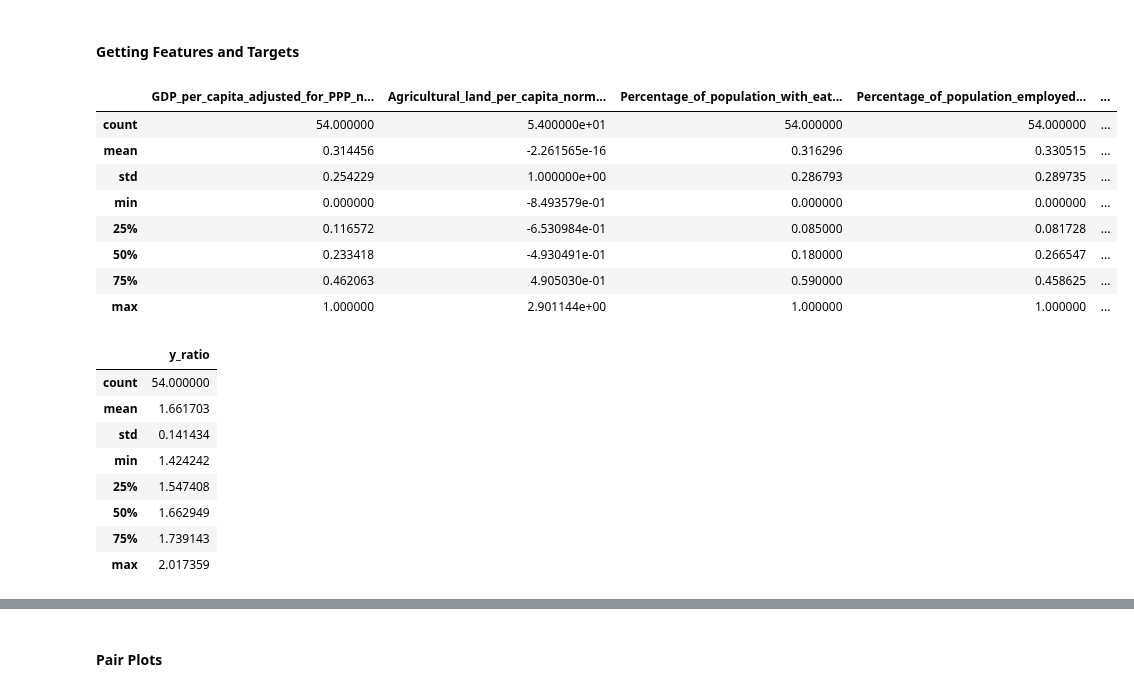
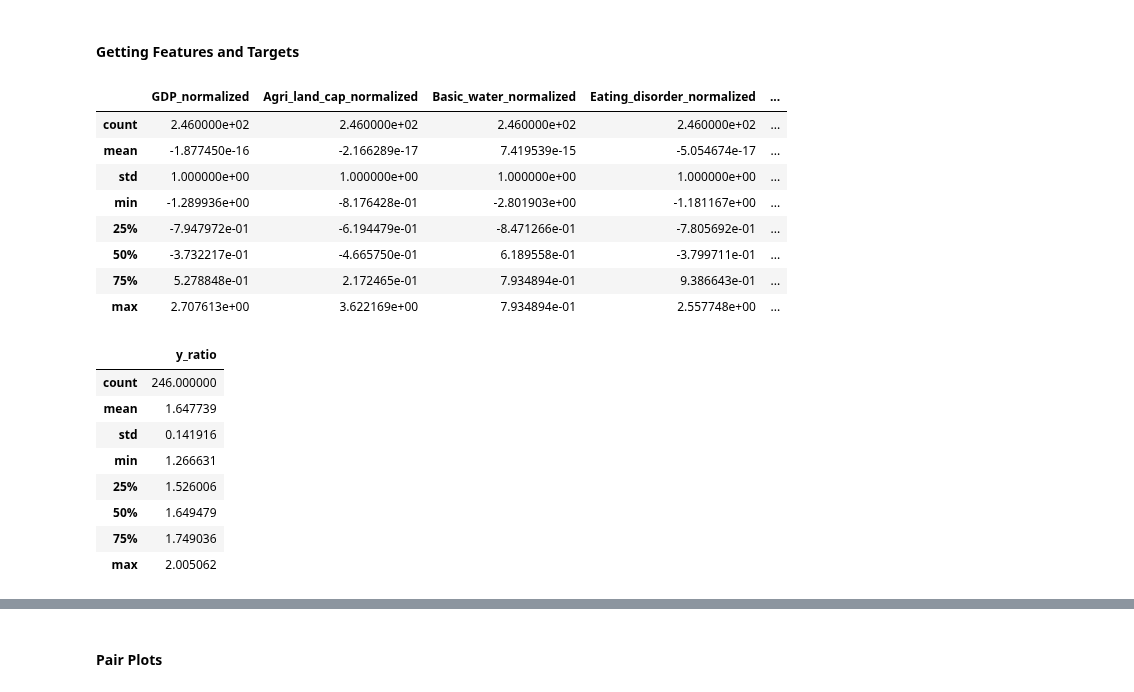
Before and after one commit to tanjoash/2D_data_driven_world, a Jupyter notebook: 2dwork/2D DDW.ipynb, the cells around one changed output, grey strips where cells are left out. Saved outputs shown, nothing was run; the diff lists cells and outputs as text; code cells hidden in the pictures.

```diff
--- a/2dwork/2D DDW.ipynb
+++ b/2dwork/2D DDW.ipynb
@@ -620,7 +565,7 @@ def normalize_z(df):
     return dfout
 # %%
 dfallyears_normalized = dfallyears_removed.copy()
-dfallyears_normalized["GDP__normalized"] = normalize_z(dfallyears_normalized["GDP"])
+dfallyears_normalized["GDP_normalized"] = normalize_z(dfallyears_normalized["GDP"])
 dfallyears_normalized["Agri_land_cap_normalized"] = normalize_z(dfallyears_normalized["Agri_land_cap"])
 dfallyears_normalized["Basic_water_normalized"] = normalize_z(dfallyears_normalized["Basic_water"])
 dfallyears_normalized["Eating_disorder_normalized"] = normalize_z(dfallyears_normalized["Eating_disorder"])
@@ -745,12 +690,12 @@ def mean_absolute_error_percentage(df,feature,target):
 # %% [markdown]
 #### Applying MAE on normalised 2017 data
 # %%
-features = ['GDP_per_capita_adjusted_for_PPP_normalized','Agricultural_land_per_capita_normalized','Percentage_of_population_with_basic_water_service_normalized','Percentage_of_population_with_eating_disorder_normalized','Percentage_of_population_employed_in_agriculture_forestry_fishery_normalized','co2_per_agricultural_land_area_normalized']
+features = ["GDP_normalized","Agri_land_cap_normalized","Basic_water_normalized","Eating_disorder_normalized","Employed_%_normalized","CO2_agri_normalized"]
 target = ['y_ratio']
 
 print("MAE Data\n")
 for feature in features:
-    mae = mean_absolute_error(df2017_normalized,feature,target)
+    mae = mean_absolute_error(dfallyears_normalized,feature,target)
     print(f"\t{feature}: {mae}\n")
 # %% [output]
 MAE Data
@@ -771,31 +716,30 @@ MAE Data
 # %% [markdown]
 #### Getting Features and Targets
 # %%
-new_features = ['GDP_per_capita_adjusted_for_PPP_normalized','Agricultural_land_per_capita_normalized','Percentage_of_population_with_eating_disorder_normalized','Percentage_of_population_employed_in_agriculture_forestry_fishery_normalized','co2_per_agricultural_land_area_normalized']
-df2017_feature , df2017_target = get_features_targets(df2017_normalised,new_features,target)
+dfallyears_feature , dfallyears_target = get_features_targets(dfallyears_normalized,features,target)
 # # df2017_feature is already normalisead
 # # df2017_target was not normalised above
-display(df2017_feature.describe())
-display(df2017_target.describe())
+display(dfallyears_feature.describe())
+display(dfallyears_target.describe())
 # %% [output]
-|  | GDP_per_capita_adjusted_for_PPP_n... | Agricultural_land_per_capita_norm... | Percentage_of_population_with_eat... | Percentage_of_population_employed... | ... |
-| count | 54.000000 | 5.400000e+01 | 54.000000 | 54.000000 | ... |
-| mean | 0.314456 | -2.261565e-16 | 0.316296 | 0.330515 | ... |
-| std | 0.254229 | 1.000000e+00 | 0.286793 | 0.289735 | ... |
-| min | 0.000000 | -8.493579e-01 | 0.000000 | 0.000000 | ... |
-| 25% | 0.116572 | -6.530984e-01 | 0.085000 | 0.081728 | ... |
-| 50% | 0.233418 | -4.930491e-01 | 0.180000 | 0.266547 | ... |
-| 75% | 0.462063 | 4.905030e-01 | 0.590000 | 0.458625 | ... |
-| max | 1.000000 | 2.901144e+00 | 1.000000 | 1.000000 | ... |
+|  | GDP_normalized | Agri_land_cap_normalized | Basic_water_normalized | Eating_disorder_normalized | ... |
+| count | 2.460000e+02 | 2.460000e+02 | 2.460000e+02 | 2.460000e+02 | ... |
+| mean | -1.877450e-16 | -2.166289e-17 | 7.419539e-15 | -5.054674e-17 | ... |
+| std | 1.000000e+00 | 1.000000e+00 | 1.000000e+00 | 1.000000e+00 | ... |
+| min | -1.289936e+00 | -8.176428e-01 | -2.801903e+00 | -1.181167e+00 | ... |
+| 25% | -7.947972e-01 | -6.194479e-01 | -8.471266e-01 | -7.805692e-01 | ... |
+| 50% | -3.732217e-01 | -4.665750e-01 | 6.189558e-01 | -3.799711e-01 | ... |
+| 75% | 5.278848e-01 | 2.172465e-01 | 7.934894e-01 | 9.386643e-01 | ... |
+| max | 2.707613e+00 | 3.622169e+00 | 7.934894e-01 | 2.557748e+00 | ... |
 |  | y_ratio |
-| count | 54.000000 |
-| mean | 1.661703 |
-| std | 0.141434 |
-| min | 1.424242 |
-| 25% | 1.547408 |
-| 50% | 1.662949 |
-| 75% | 1.739143 |
-| max | 2.017359 |
+| count | 246.000000 |
+| mean | 1.647739 |
+| std | 0.141916 |
+| min | 1.266631 |
+| 25% | 1.526006 |
+| 50% | 1.649479 |
+| 75% | 1.749036 |
+| max | 2.005062 |
 # %%
 features_y = features.copy()
 features_y.insert(0,"y_ratio")
```
Also changed, not shown: parts of 25 cells of this notebook.
